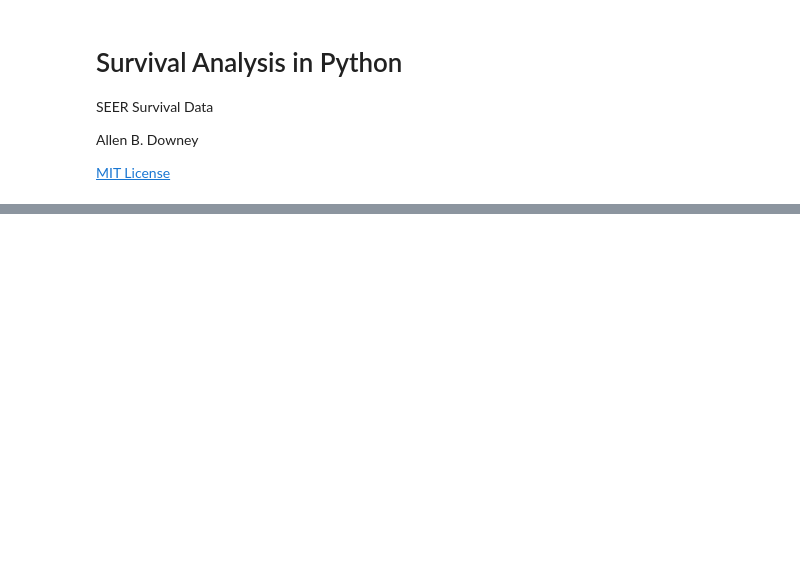
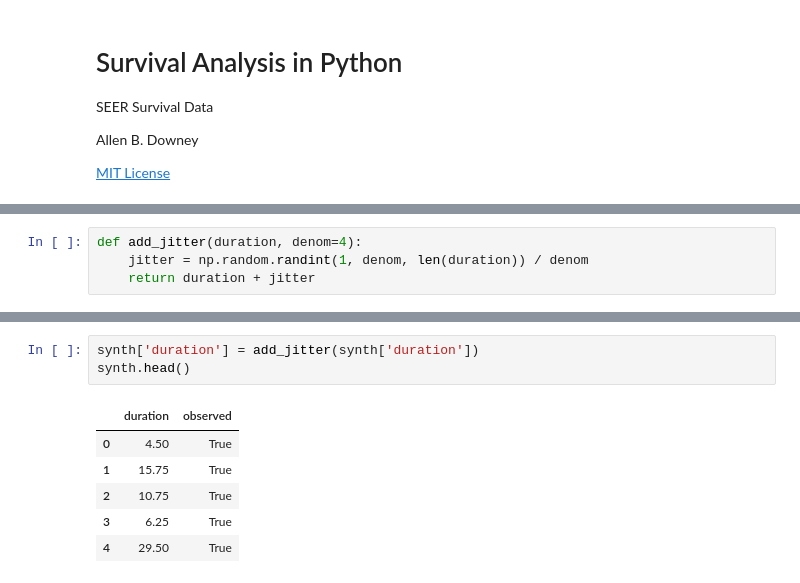
Before and after one commit to AllenDowney/SurvivalAnalysisPython, a Jupyter notebook: read_seer.ipynb, the cells around one changed output, grey strips where cells are left out. Saved outputs shown, nothing was run; the diff lists cells and outputs as text; blank space fills up the shorter version.

```diff
--- a/read_seer.ipynb
+++ b/read_seer.ipynb
@@ -69,0 +353,4 @@ Cdf.from_seq(brain['YEAR_DX']).plot()
+# %%
+def add_jitter(duration, denom=4):
+    jitter = np.random.randint(1, denom, len(duration)) / denom
+    return duration + jitter
@@ -69,0 +368,10 @@ Cdf.from_seq(brain['YEAR_DX']).plot()
+# %%
+synth['duration'] = add_jitter(synth['duration'])
+synth.head()
+# %% [output]
+|  | duration | observed |
+| 0 | 4.50 | True |
+| 1 | 15.75 | True |
+| 2 | 10.75 | True |
+| 3 | 6.25 | True |
+| 4 | 29.50 | True |
```
Also changed, not shown: parts of 43 cells of this notebook.
